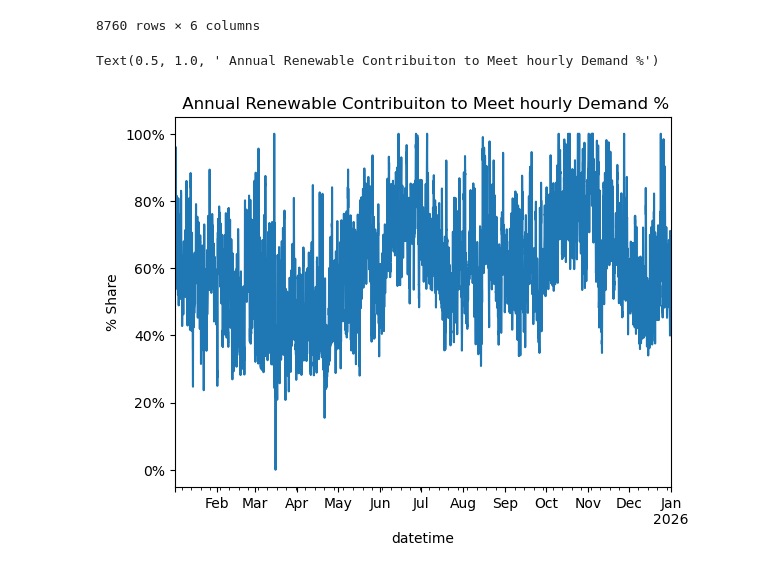
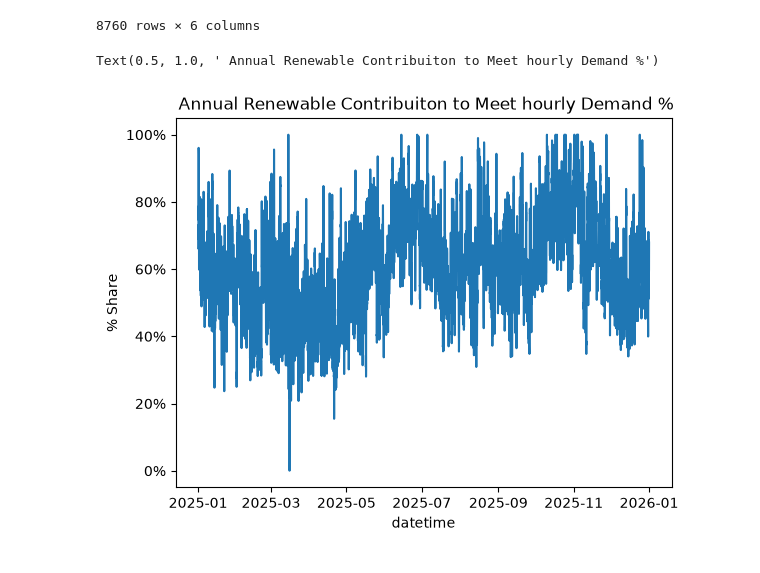
Before and after one commit to jorgeluisti07/RENEWABLE-SHARE-IN-PANAMA, a Jupyter notebook: RENEWABLES SHARE IN PANAMA.ipynb, the cells around one changed output. Saved outputs shown, nothing was run; the diff lists cells and outputs as text; code cells hidden in the pictures.

```diff
--- a/RENEWABLES SHARE IN PANAMA.ipynb
+++ b/RENEWABLES SHARE IN PANAMA.ipynb
@@ -5,7 +5,7 @@ import matplotlib.pyplot as plt
 import seaborn as sns
 import matplotlib.ticker as mtick
 # %%
-df = pd.read_csv("solar_eolica_hidro_horario_2025.csv", index_col="datetime", parse_dates=["datetime"])
+df = pd.read_csv("solar_eolica_hidro_horario_2025.xls", index_col="datetime", parse_dates=["datetime"])
 df
 # %% [output]
 |  | solar_mw_real | eolica_mw_real | hidro_mw_real |
@@ -182,10 +184,10 @@ df
 8760 rows × 6 columns
 # %%
 fig, ax = plt.subplots()
-ax = df["Renewables Share %"].plot()
+sns.lineplot(data=df.reset_index(), x="datetime", y="Renewables Share %", ax=ax)
 ax.yaxis.set_major_formatter(mtick.PercentFormatter())
 plt.ylabel("% Share")
 plt.title(" Annual Renewable Contribuiton to Meet hourly Demand %")
 # %% [output]
 Text(0.5, 1.0, ' Annual Renewable Contribuiton to Meet hourly Demand %')
-[figure, old version]
+[figure, new version]
```
Also changed, not shown: parts of 3 cells of this notebook.
